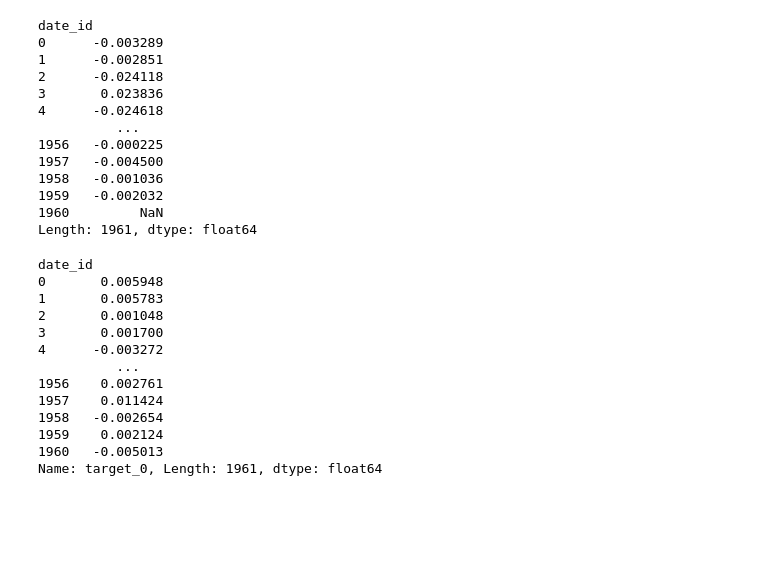
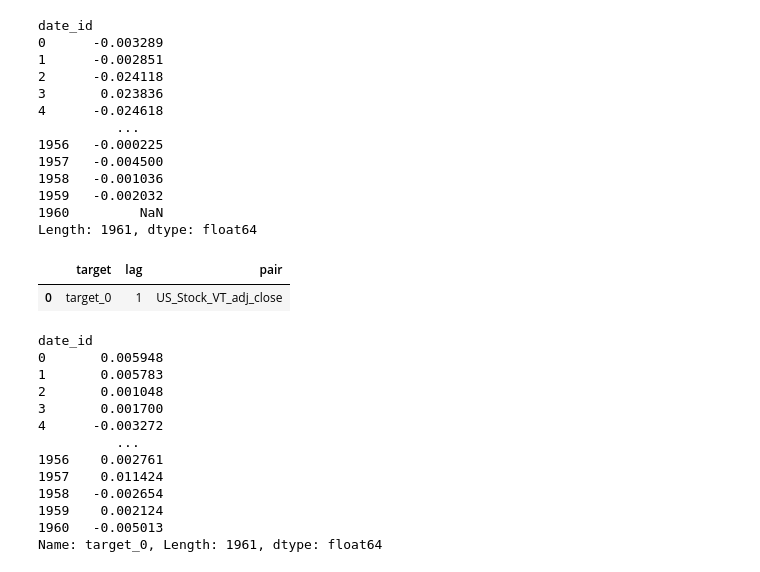
Before and after one commit to ricrod01/PROYECTO_2_DS, a Jupyter notebook: EDA.ipynb, the cells around one changed output. Saved outputs shown, nothing was run; the diff lists cells and outputs as text; code cells hidden in the pictures; blank space fills up the shorter version.

```diff
--- a/EDA.ipynb
+++ b/EDA.ipynb
@@ -213,6 +218,11 @@ date_id
 1959   -0.002032
 1960         NaN
 Length: 1961, dtype: float64
+# %%
+labels[labels['target'] == 'target_0']
+# %% [output]
+|  | target | lag | pair |
+| 0 | target_0 | 1 | US_Stock_VT_adj_close |
 # %%
 df_labels['target_0']
 # %% [output]
```
Also changed, not shown: parts of 6 cells of this notebook, 2 other files.
